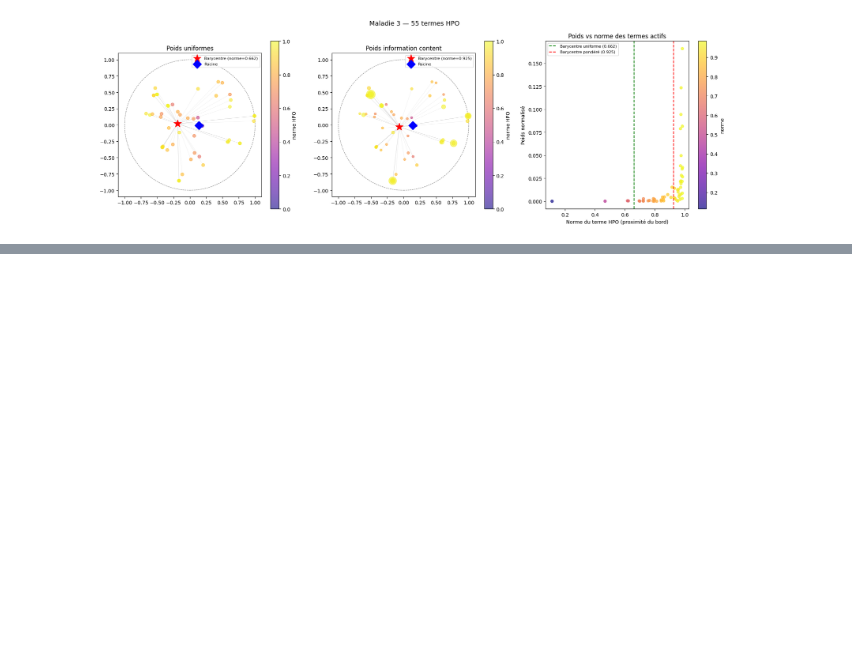
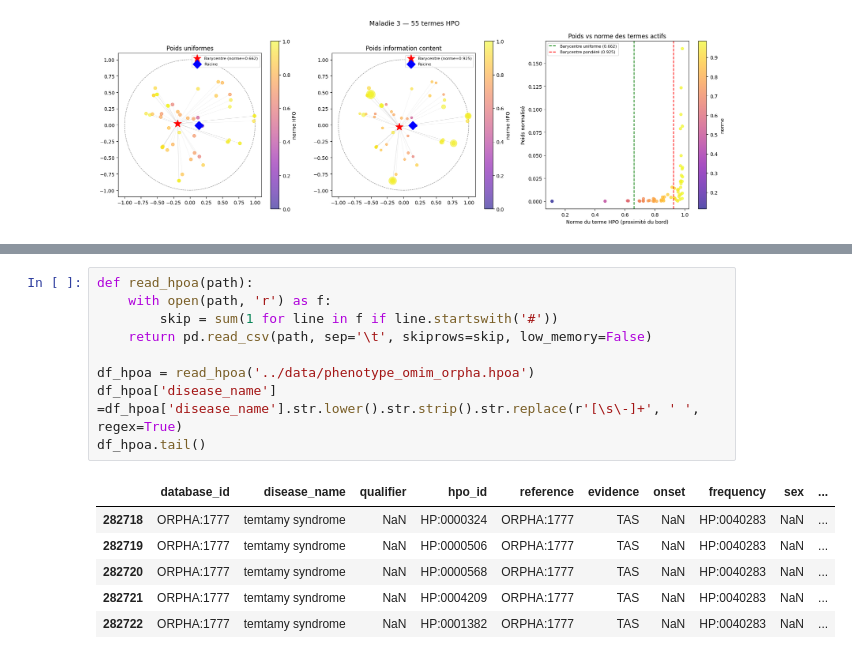
Before and after one commit to averniere/OT_simulation_maladies, a Jupyter notebook: Embeddings/test.ipynb, the cells around one changed output, grey strips where cells are left out. Drawn from its saved outputs; the diff is of its cells as text; blank space fills up the shorter version.

```diff
--- a/Embeddings/test.ipynb
+++ b/Embeddings/test.ipynb
@@ -790,0 +813,16 @@ compare_barycenters(profils_test, profils_test_weight, model, node2id_w, depreca
+# %%
+def read_hpoa(path):
+    with open(path, 'r') as f:
+        skip = sum(1 for line in f if line.startswith('#'))
+    return pd.read_csv(path, sep='\t', skiprows=skip, low_memory=False)
+
+df_hpoa = read_hpoa('../data/phenotype_omim_orpha.hpoa')
+df_hpoa['disease_name'] =df_hpoa['disease_name'].str.lower().str.strip().str.replace(r'[\s\-]+', ' ', regex=True)
+df_hpoa.tail()
+# %% [output]
+|  | database_id | disease_name | qualifier | hpo_id | reference | evidence | onset | frequency | sex | ... |
+| 282718 | ORPHA:1777 | temtamy syndrome | NaN | HP:0000324 | ORPHA:1777 | TAS | NaN | HP:0040283 | NaN | ... |
+| 282719 | ORPHA:1777 | temtamy syndrome | NaN | HP:0000506 | ORPHA:1777 | TAS | NaN | HP:0040283 | NaN | ... |
+| 282720 | ORPHA:1777 | temtamy syndrome | NaN | HP:0000568 | ORPHA:1777 | TAS | NaN | HP:0040283 | NaN | ... |
+| 282721 | ORPHA:1777 | temtamy syndrome | NaN | HP:0004209 | ORPHA:1777 | TAS | NaN | HP:0040283 | NaN | ... |
+| 282722 | ORPHA:1777 | temtamy syndrome | NaN | HP:0001382 | ORPHA:1777 | TAS | NaN | HP:0040283 | NaN | ... |
```
Also changed, not shown: parts of 15 cells of this notebook, 4 other files.
